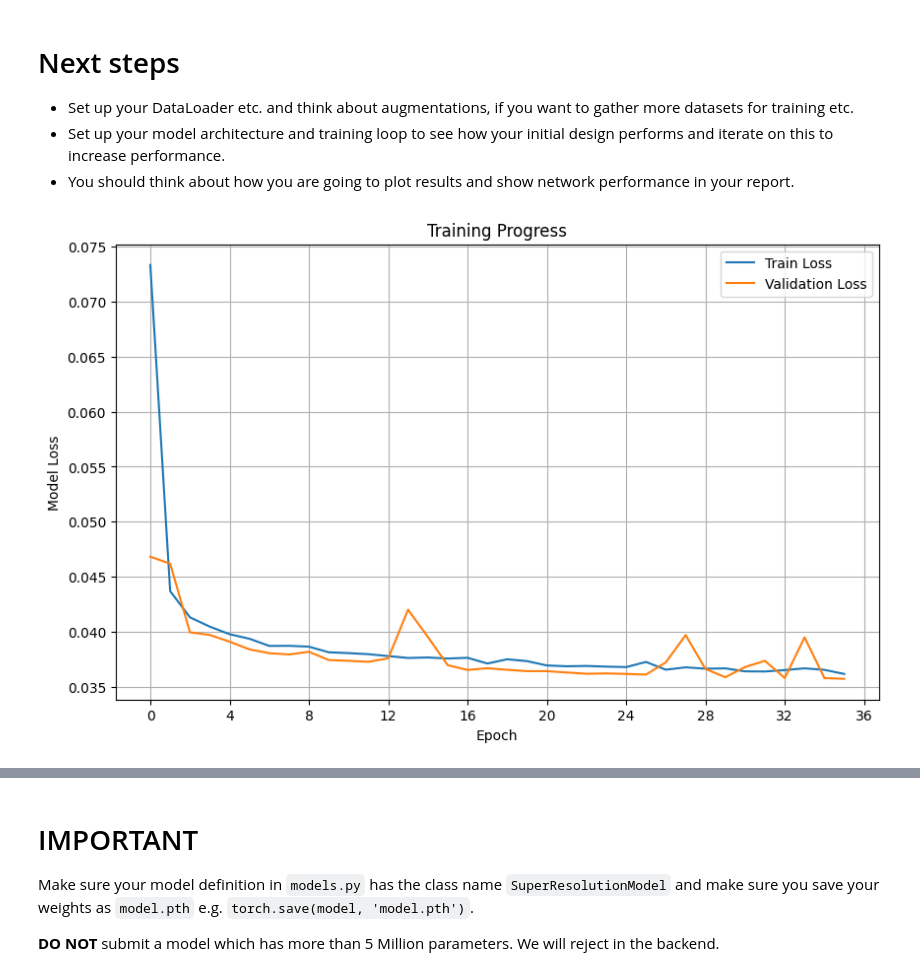
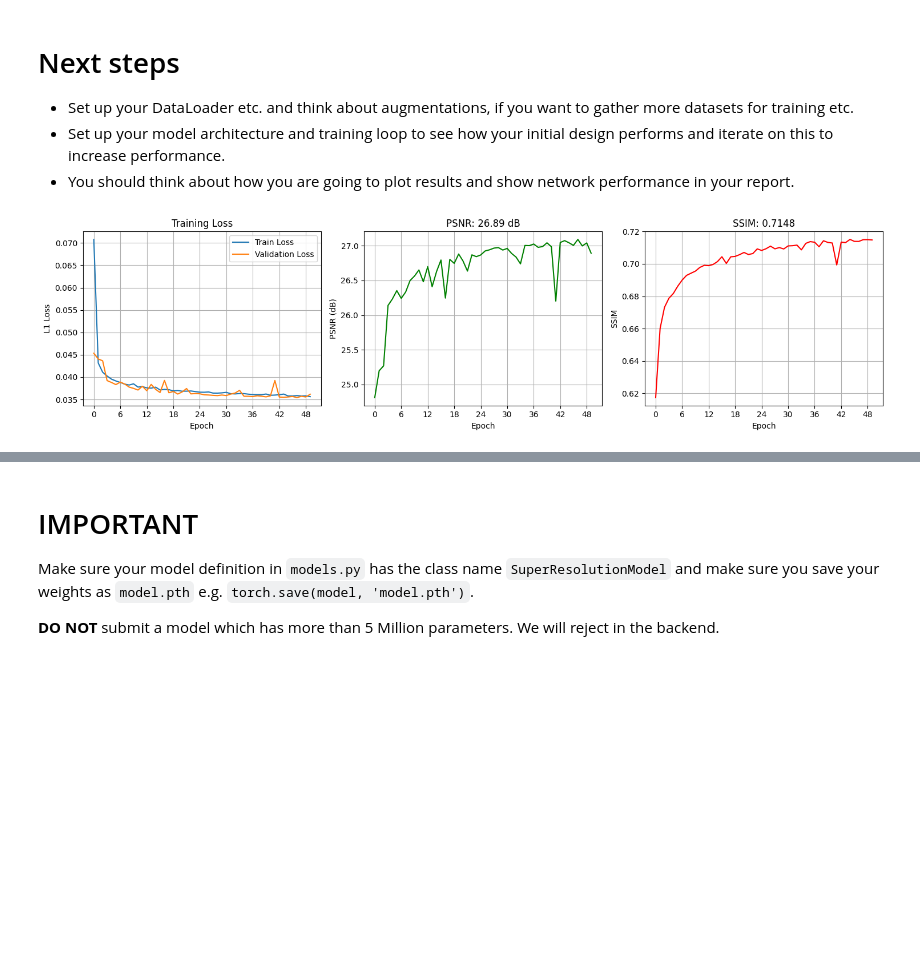
Before and after one commit to dylanneve1/4c16-labs, a Jupyter notebook: lab-07/Lab 7.ipynb, the cells around one changed output, grey strips where cells are left out. Cells and saved outputs as stored; diff of their text form; code cells hidden in the pictures; blank space fills up the shorter version.

```diff
--- a/lab-07/Lab 7.ipynb
+++ b/lab-07/Lab 7.ipynb
@@ -171,40 +171,89 @@ Ready! Train size: 15618 | Val size: 1736
 *   Set up your model architecture and training loop to see how your initial design performs and iterate on this to increase performance.
 *   You should think about how you are going to plot results and show network performance in your report.
 # %%
-# --- Lab 5 Style Live Plotter ---
+# --- Lab 5 Style Live Plotter with PSNR/SSIM ---
 from IPython.display import clear_output
 from matplotlib.ticker import MaxNLocator
 import matplotlib.pyplot as plt
 import importlib
 import models
+from skimage.metrics import peak_signal_noise_ratio as psnr
+from skimage.metrics import structural_similarity as ssim
+import numpy as np
 
 # Reload the module to pick up changes
 importlib.reload(models)
 from models import SuperResolutionModel
+
+def calculate_metrics(pred, target):
+    """Calculate PSNR and SSIM for a batch"""
+    pred = pred.detach().cpu().numpy()
+    target = target.detach().cpu().numpy()
+
+    psnr_vals = []
+    ssim_vals = []
+
+    for i in range(pred.shape[0]):
+        # Convert from (C, H, W) to (H, W, C)
+        pred_img = np.transpose(pred[i], (1, 2, 0))
+        target_img = np.transpose(target[i], (1, 2, 0))
+
+        # Calculate metrics
+        psnr_val = psnr(target_img, pred_img, data_range=1.0)
+        ssim_val = ssim(target_img, pred_img, data_range=1.0, channel_axis=2)
+
+        psnr_vals.append(psnr_val)
+        ssim_vals.append(ssim_val)
+
+    return np.mean(psnr_vals), np.mean(ssim_vals)
 
 class PlotLogLoss:
     def __init__(self):
         self.epochs = []
         self.train_losses = []
         self.val_losses = []
+        self.psnr_vals = []
+        self.ssim_vals = []
         self.epoch_count = 0
 
-    def update(self, train_loss, val_loss):
+    def update(self, train_loss, val_loss, psnr_val, ssim_val):
         self.epochs.append(self.epoch_count)
         self.train_losses.append(train_loss)
         self.val_losses.append(val_loss)
+        self.psnr_vals.append(psnr_val)
+        self.ssim_vals.append(ssim_val)
         self.epoch_count += 1
 
         clear_output(wait=True)
-        plt.figure(figsize=(10, 6))
-        plt.plot(self.epochs, self.train_losses, label="Train Loss")
-        plt.plot(self.epochs, self.val_losses, label="Validation Loss")
-        plt.gca().xaxis.set_major_locator(MaxNLocator(integer=True))
-        plt.ylabel('Model Loss')
-        plt.xlabel('Epoch')
-        plt.title('Training Progress')
-        plt.legend()
-        plt.grid(True)
+        fig, axes = plt.subplots(1, 3, figsize=(15, 4))
+
+        # Loss plot
+        axes[0].plot(self.epochs, self.train_losses, label="Train Loss")
+        axes[0].plot(self.epochs, self.val_losses, label="Validation Loss")
+        axes[0].xaxis.set_major_locator(MaxNLocator(integer=True))
+        axes[0].set_ylabel('L1 Loss')
+        axes[0].set_xlabel('Epoch')
+        axes[0].set_title('Training Loss')
+        axes[0].legend()
+        axes[0].grid(True)
+
+        # PSNR plot
+        axes[1].plot(self.epochs, self.psnr_vals, 'g-')
+        axes[1].xaxis.set_major_locator(MaxNLocator(integer=True))
+        axes[1].set_ylabel('PSNR (dB)')
+        axes[1].set_xlabel('Epoch')
+        axes[1].set_title(f'PSNR: {self.psnr_vals[-1]:.2f} dB')
+        axes[1].grid(True)
+
+        # SSIM plot
+        axes[2].plot(self.epochs, self.ssim_vals, 'r-')
+        axes[2].xaxis.set_major_locator(MaxNLocator(integer=True))
+        axes[2].set_ylabel('SSIM')
+        axes[2].set_xlabel('Epoch')
+        axes[2].set_title(f'SSIM: {self.ssim_vals[-1]:.4f}')
+        axes[2].grid(True)
+
+        plt.tight_layout()
         plt.show()
 
 # Setup device and sr_model
@@ -229,35 +278,44 @@ for epoch in range(num_epochs):
 
     # Uses the train_loader you defined in the previous cell
     for lr_batch, hr_batch in tqdm(train_loader, desc=f'Epoch {epoch+1}/{num_epochs} [Train]', leave=False):
         lr_batch, hr_batch = lr_batch.to(device), hr_batch.to(device)
 
         optimizer.zero_grad()
         out = sr_model(lr_batch)
         loss = criterion(out, hr_batch)
         loss.backward()
         optimizer.step()
 
         running_loss += loss.item() * lr_batch.size(0)
 
     train_loss = running_loss / len(train_loader.dataset)
 
-    # Validation Phase
+    # Validation Phase with PSNR/SSIM
     sr_model.eval()
     val_running_loss = 0.0
+    all_psnr = []
+    all_ssim = []
 
     with torch.no_grad():
         for lr_batch, hr_batch in tqdm(val_loader, desc=f'Epoch {epoch+1}/{num_epochs} [Val]', leave=False):
             lr_batch, hr_batch = lr_batch.to(device), hr_batch.to(device)
             out = sr_model(lr_batch)
             loss = criterion(out, hr_batch)
             val_running_loss += loss.item() * lr_batch.size(0)
 
+            # Calculate PSNR and SSIM
+            psnr_val, ssim_val = calculate_metrics(out, hr_batch)
+            all_psnr.append(psnr_val)
+            all_ssim.append(ssim_val)
+
     val_loss = val_running_loss / len(val_loader.dataset)
+    avg_psnr = np.mean(all_psnr)
+    avg_ssim = np.mean(all_ssim)
 
-    # Update Live Graph
-    plotter.update(train_loss, val_loss)
-    print(f'Epoch {epoch+1}: Train Loss {train_loss:.5f} | Val Loss {val_loss:.5f}')
+    # Update Live Graph with metrics
+    plotter.update(train_loss, val_loss, avg_psnr, avg_ssim)
+    print(f'Epoch {epoch+1}: Train Loss {train_loss:.5f} | Val Loss {val_loss:.5f} | PSNR {avg_psnr:.2f} dB | SSIM {avg_ssim:.4f}')
 
 print('Training finished.')
 # %% [output]
-[figure, old version]
+[figure, new version]
```
Also changed, not shown: parts of 3 cells of this notebook, 1 other file.
